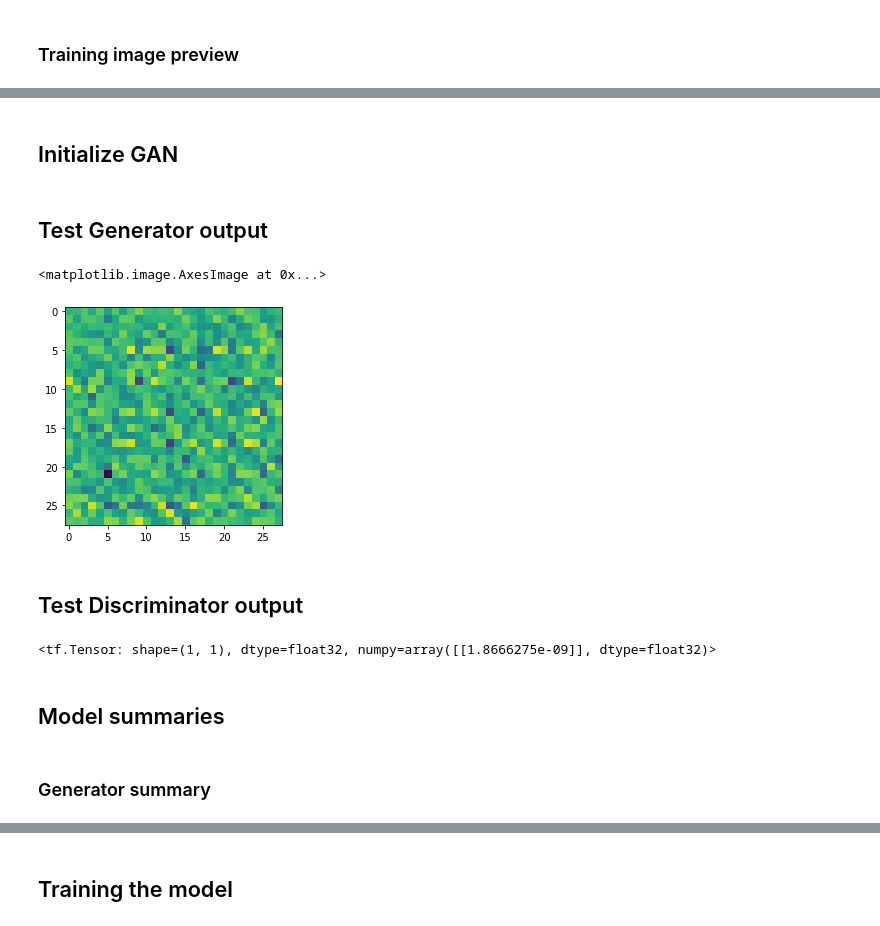
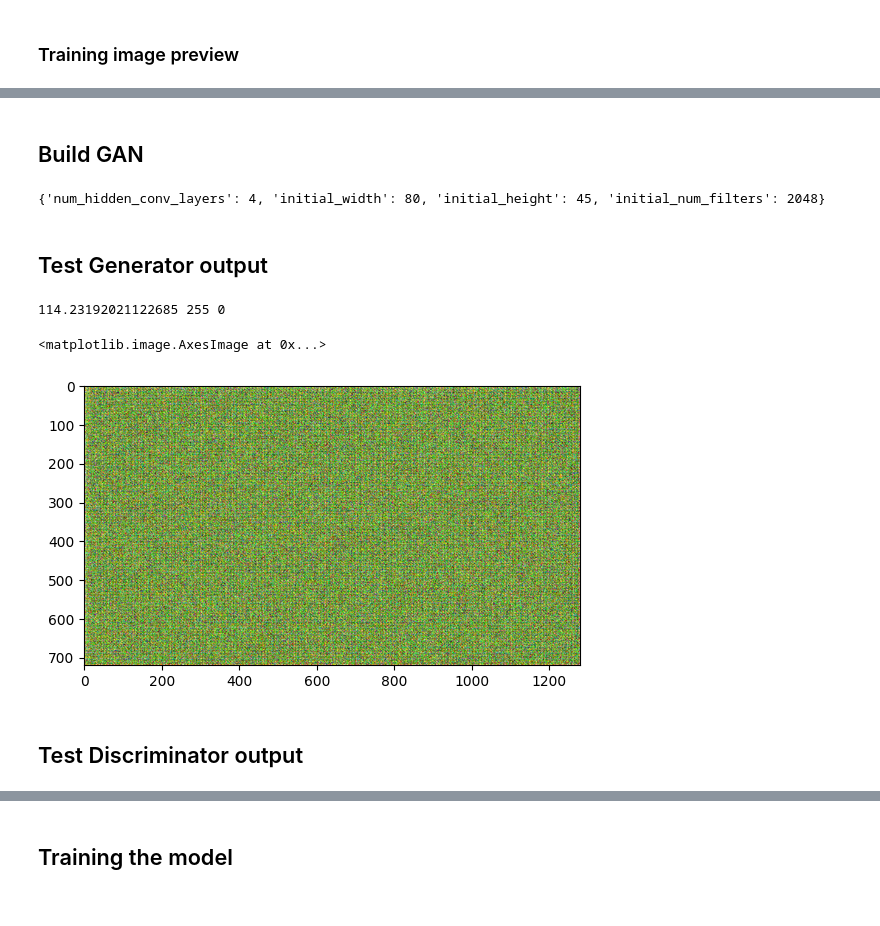
Before and after one commit to Capstone-Fall-22/art-generator, a Jupyter notebook: experiments/DCGAN_experimentation.ipynb, the cells around one changed output, grey strips where cells are left out. Saved outputs shown, nothing was run; the diff lists cells and outputs as text; code cells hidden in the pictures.

```diff
--- a/experiments/DCGAN_experimentation.ipynb
+++ b/experiments/DCGAN_experimentation.ipynb
@@ -193,2 +31,2 @@ def build_discriminator(input_width, input_height, num_color_channels):
 # %% [markdown]
-## Initialize GAN
+## Build GAN
@@ -198,22 +33,26 @@ discriminator = build_discriminator(28, 28, 1)
+# %%
+from scripts.model.build import build_dcgan, build_toy_model
+
+generator, discriminator = build_dcgan(dataset_name)
+# %% [output]
+{'num_hidden_conv_layers': 4, 'initial_width': 80, 'initial_height': 45, 'initial_num_filters': 2048}
 # %% [markdown]
 ## Test Generator output
-# %%
-input_noise = tf.random.normal([1, len_seed])
-generated_image = generator(input_noise, training=False)
-generated_image = ((generated_image + 1) * 127.5)
-# generated_image
-plt.imshow(tf.reshape(generated_image, (28, 28)))
-# %% [output]
-<matplotlib.image.AxesImage at 0x...>
-[figure, removed]
+# %%
+import tensorflow as tf
+import numpy as np
+import matplotlib.pyplot as plt
+
+input_noise = tf.random.normal([1, 100])
+generated_image = generator(input_noise, training=False)[0]
+generated_image = ((generated_image + 1)* 255)
+generated_image = generated_image.numpy().astype(np.uint8)
+print(np.average(generated_image), np.max(generated_image), np.min(generated_image))
+# generated_image[0]
+plt.imshow(generated_image)
+# %% [output]
+114.23192021122685 255 0
+<matplotlib.image.AxesImage at 0x...>
+[figure, added]
 # %% [markdown]
 ## Test Discriminator output
-# %%
-decision = discriminator(generated_image)
-decision
-# %% [output]
-<tf.Tensor: shape=(1, 1), dtype=float32, numpy=array([[1.8666275e-09]], dtype=float32)>
-# %% [markdown]
-## Model summaries
-# %% [markdown]
-### Generator summary
```
Also changed, not shown: parts of 42 cells of this notebook, 11 other files.
